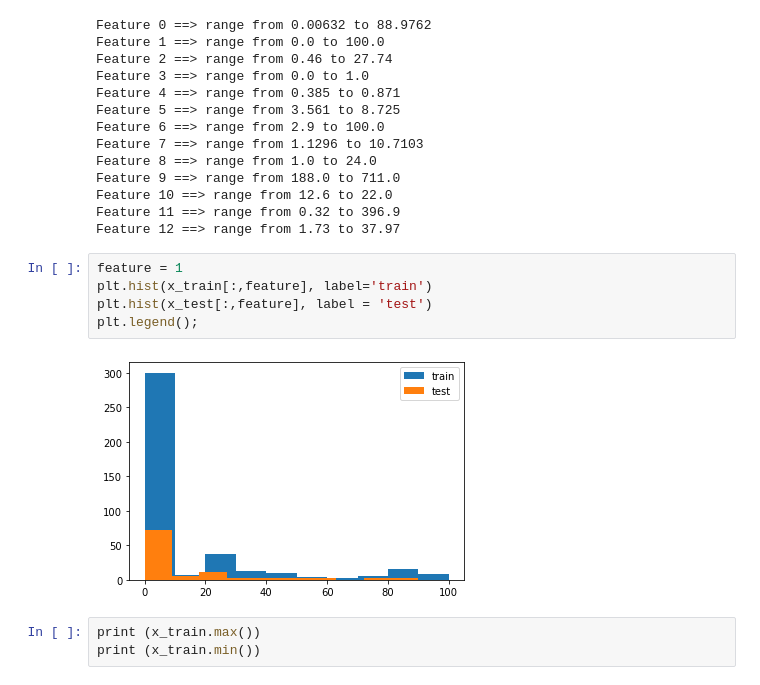
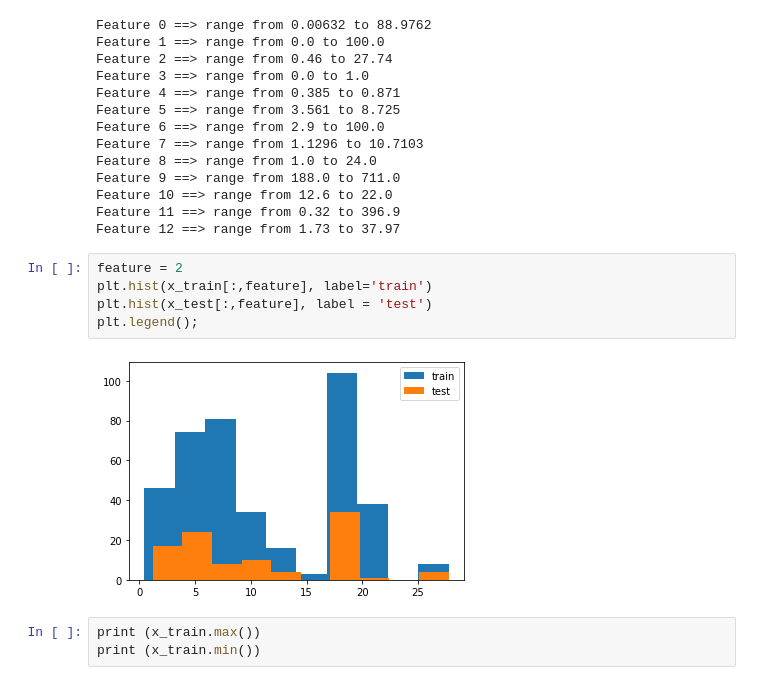
Before and after one commit to Mjrovai/UNIFEI-IESTI01-TinyML-2022.1, a Jupyter notebook: 00_Curse_Folder/1_Fundamentals/Class_07/TF_Boston_Housing_Regression.ipynb, the cells around one changed output. Cells and saved outputs as stored; diff of their text form.

```diff
--- a/00_Curse_Folder/1_Fundamentals/Class_07/TF_Boston_Housing_Regression.ipynb
+++ b/00_Curse_Folder/1_Fundamentals/Class_07/TF_Boston_Housing_Regression.ipynb
@@ -117,12 +125,12 @@ Feature 10 ==> range from 12.6 to 22.0
 Feature 11 ==> range from 0.32 to 396.9
 Feature 12 ==> range from 1.73 to 37.97
 # %%
-feature = 1
+feature = 2
 plt.hist(x_train[:,feature], label='train')
 plt.hist(x_test[:,feature], label = 'test')
 plt.legend();
 # %% [output]
-[figure, old version]
+[figure, new version]
 # %%
 print (x_train.max())
 print (x_train.min())
```
Also changed, not shown: parts of 14 cells of this notebook.
